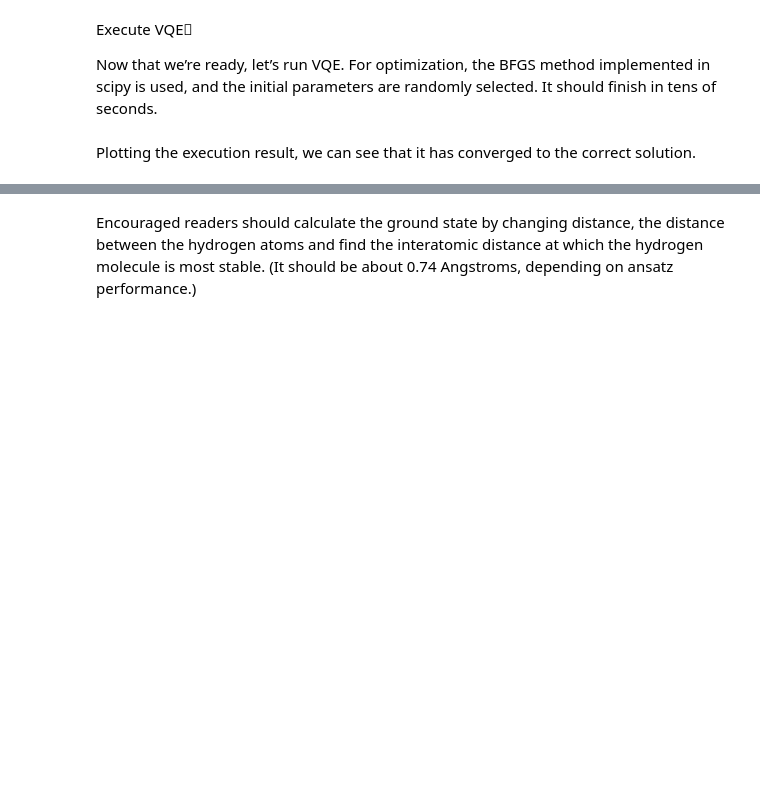
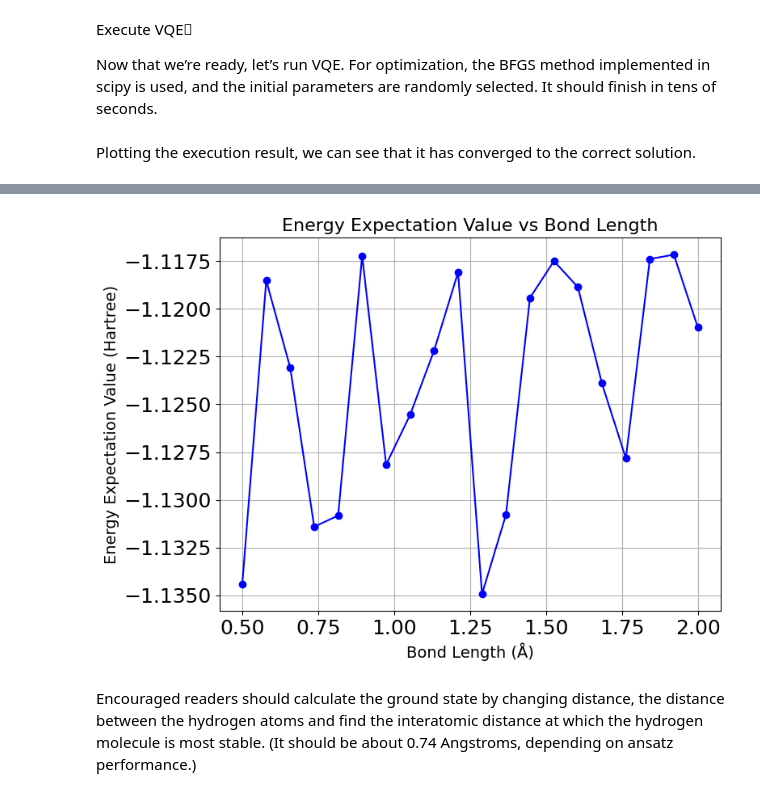
Before and after one commit to NSPFD/TERM_PAPER, a Jupyter notebook: QUANTUM_HYDROGEN_MOLECULE.ipynb, the cells around one changed output, grey strips where cells are left out. Cells and saved outputs as stored; diff of their text form; code cells hidden in the pictures; blank space fills up the shorter version.

```diff
--- a/QUANTUM_HYDROGEN_MOLECULE.ipynb
+++ b/QUANTUM_HYDROGEN_MOLECULE.ipynb
@@ -413,0 +774,85 @@ plt.show()
+# %%
+import numpy as np
+import matplotlib.pyplot as plt
+from openfermion.chem import MolecularData
+from openfermionpyscf import run_pyscf
+from openfermion.transforms import jordan_wigner
+from qulacs import QuantumState, Observable, QuantumCircuit
+from qulacs.gate import RY, RZ, CNOT, CZ, merge
+from scipy.optimize import minimize
+
+# Constants
+basis = "sto-3g"  # Basis set
+multiplicity = 1  # Spin multiplicity
+charge = 0        # Total charge for the molecule
+
+# Function to create the molecule and compute energy
+def compute_energy(bond_length):
+    distance = 0.7122
+    geometry = [["H", [0, 0, 0.356]], ["H", [0, 0, -0.356]]]
+    description = str(distance)
+    molecule = MolecularData(geometry, basis, multiplicity, charge, description)
+
+    # Perform quantum chemistry calculations
+    molecule = run_pyscf(molecule, run_scf=True)
+
+    # Get the molecular Hamiltonian and convert to qubit representation
+    fermionic_hamiltonian = molecule.get_molecular_hamiltonian()
+    qubit_hamiltonian = jordan_wigner(fermionic_hamiltonian)
+    n_qubits = molecule.n_qubits
+    depth = n_qubits # Define depth
+
+    # Convert to Qulacs Observable
+    observable = Observable(n_qubits)
+    for term, coeff in qubit_hamiltonian.terms.items():
+        pauli_string = " ".join([f"{p[1]} {p[0]}" for p in term])
+        observable.add_operator(coeff, pauli_string)
+
+    # Define ansatz - Using he_ansatz_circuit
+    def create_ansatz(n_qubit, depth, theta_list):
+        circuit = QuantumCircuit(n_qubits)
+        for d in range(depth):
+            for i in range(n_qubits):
+                circuit.add_gate(merge(RY(i, theta_list[2*i+2*n_qubits*d]), RZ(i, theta_list[2*i+1+2*n_qubits*d])))
+            for i in range(n_qubits//2):
+                circuit.add_gate(CZ(2*i, 2*i+1))
+            for i in range(n_qubits//2-1):
+                circuit.add_gate(CZ(2*i+1, 2*i+2))
+        for i in range(n_qubits):
+            circuit.add_gate(merge(RY(i, theta_list[2*i+2*n_qubits*depth]), RZ(i, theta_list[2*i+1+2*n_qubits*depth])))
+        return circuit
+
+    # Define cost function
+    #The cost function was defined with an invalid indent, corrected indent
+    def vqe_cost_function(theta_list):
+        state = QuantumState(n_qubits)
+        circuit = create_ansatz(n_qubits, depth, theta_list)  # Pass n_qubits and depth
+        circuit.update_quantum_state(state)
+        return observable.get_expectation_value(state)
+
+    # Minimize energy using VQE
+    #Corrected the indent for the following lines
+    initial_theta_list = np.random.rand(2 * n_qubits * (depth + 1)) # Adjust initial parameters
+    #Call vqe_cost_function with correct parameters
+    result = minimize(vqe_cost_function, initial_theta_list, method="COBYLA")
+    total_energy = result.fun
+    return total_energy, molecule.nuclear_repulsion
+
+# Loop over various bond lengths
+bond_lengths = np.linspace(0.5, 2.0, 20)  # Bond lengths from 0.5 to 2.0 Angstroms
+energies = []
+
+for bond_length in bond_lengths:
+    total_energy, _ = compute_energy(bond_length)
+    energies.append(total_energy)
+    print(f"Bond Length: {bond_length:.2f} Å, Total Energy: {total_energy:.6f} Hartree")
+
+# Plot the energy expectation values vs bond lengths
+plt.figure(figsize=(8, 6))
+plt.plot(bond_lengths, energies, marker='o', linestyle='-', color='blue')
+plt.title("Energy Expectation Value vs Bond Length", fontsize=16)
+plt.xlabel("Bond Length (Å)", fontsize=14)
+plt.ylabel("Energy Expectation Value (Hartree)", fontsize=14)
+plt.grid()
+plt.show()
+# %% [output]
@@ -414,3 +879,4 @@ plt.show()
+[figure, added]
 # %% [markdown]
 Encouraged readers should calculate the ground state by changing distance, the distance between the hydrogen atoms and find the interatomic distance at which the hydrogen molecule is most stable. (It should be about 0.74 Angstroms, depending on ansatz performance.)
 # %% [markdown]
```
Also changed, not shown: parts of 18 cells of this notebook.
